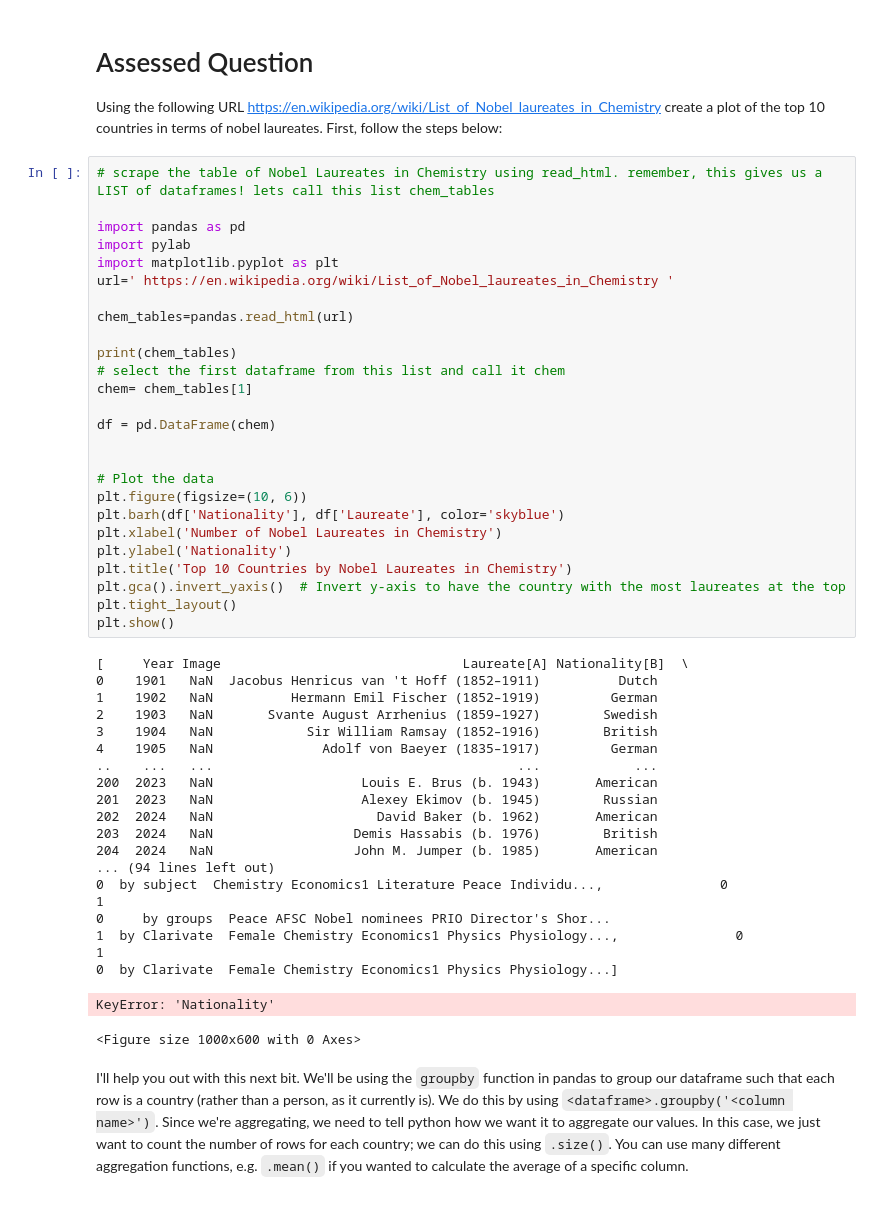
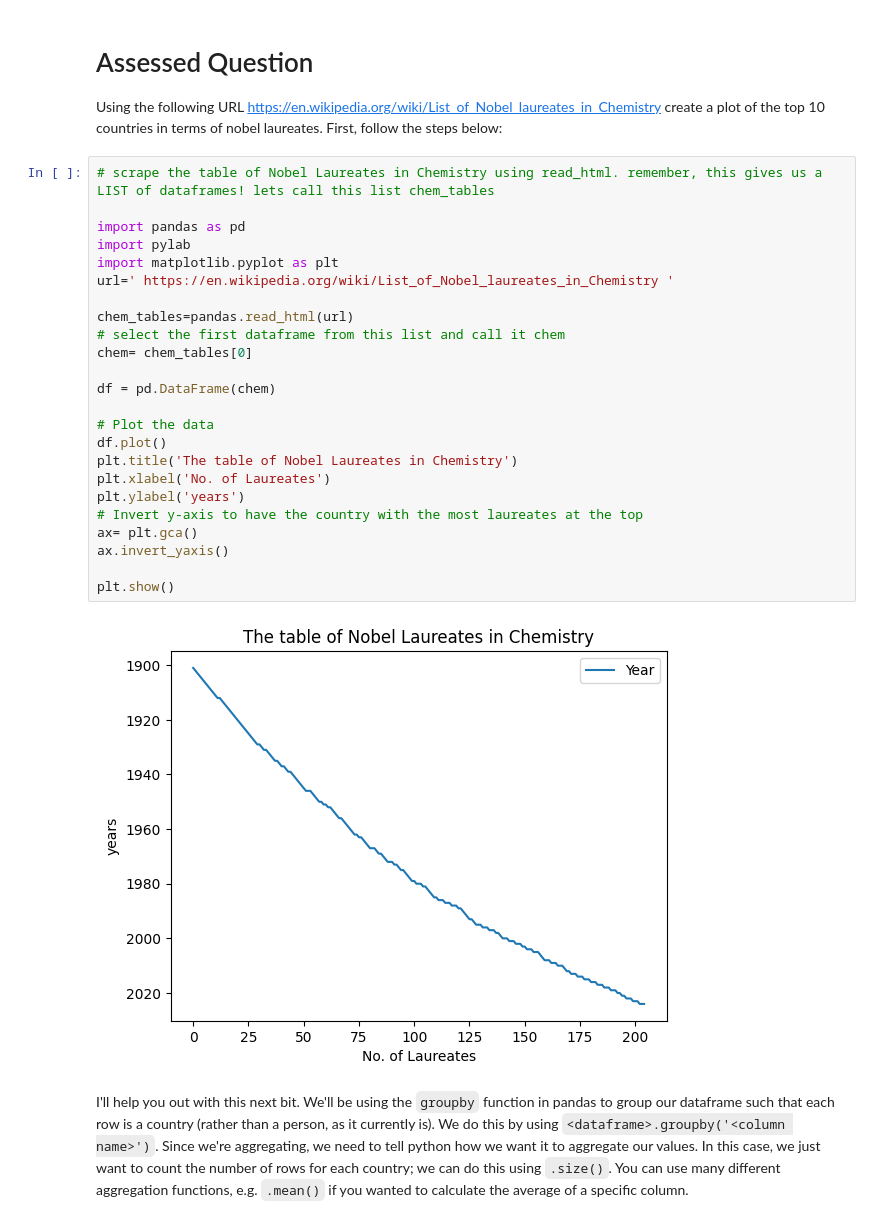
Before and after one commit to Valerie0518/QM2, a Jupyter notebook: “W2_Working_with_Data_in_Pandas_ipynb”的副本.ipynb, the cells around one changed output. Cells and saved outputs as stored; diff of their text form.

```diff
--- a/“W2_Working_with_Data_in_Pandas_ipynb”的副本.ipynb
+++ b/“W2_Working_with_Data_in_Pandas_ipynb”的副本.ipynb
@@ -447,49 +454,29 @@ Using the following URL https://en.wikipedia.org/wiki/List_of_Nobel_laureates_in
 # %%
 # scrape the table of Nobel Laureates in Chemistry using read_html. remember, this gives us a LIST of dataframes! lets call this list chem_tables
 
 import pandas as pd
 import pylab
 import matplotlib.pyplot as plt
 url=' https://en.wikipedia.org/wiki/List_of_Nobel_laureates_in_Chemistry '
 
 chem_tables=pandas.read_html(url)
-
-print(chem_tables)
 # select the first dataframe from this list and call it chem
-chem= chem_tables[1]
+chem= chem_tables[0]
 
 df = pd.DataFrame(chem)
 
+# Plot the data
+df.plot()
+plt.title('The table of Nobel Laureates in Chemistry')
+plt.xlabel('No. of Laureates')
+plt.ylabel('years')
+# Invert y-axis to have the country with the most laureates at the top
+ax= plt.gca()
+ax.invert_yaxis()
 
-# Plot the data
-plt.figure(figsize=(10, 6))
-plt.barh(df['Nationality'], df['Laureate'], color='skyblue')
-plt.xlabel('Number of Nobel Laureates in Chemistry')
-plt.ylabel('Nationality')
-plt.title('Top 10 Countries by Nobel Laureates in Chemistry')
-plt.gca().invert_yaxis()  # Invert y-axis to have the country with the most laureates at the top
-plt.tight_layout()
 plt.show()
 # %% [output]
-[     Year Image                               Laureate[A] Nationality[B]  \
-0    1901   NaN  Jacobus Henricus van 't Hoff (1852–1911)          Dutch
-1    1902   NaN          Hermann Emil Fischer (1852–1919)         German
-2    1903   NaN       Svante August Arrhenius (1859–1927)        Swedish
-3    1904   NaN            Sir William Ramsay (1852–1916)        British
-4    1905   NaN              Adolf von Baeyer (1835–1917)         German
-..    ...   ...                                       ...            ...
-200  2023   NaN                   Louis E. Brus (b. 1943)       American
-201  2023   NaN                   Alexey Ekimov (b. 1945)        Russian
-202  2024   NaN                     David Baker (b. 1962)       American
-203  2024   NaN                  Demis Hassabis (b. 1976)        British
-204  2024   NaN                  John M. Jumper (b. 1985)       American
-... (94 lines left out)
-0  by subject  Chemistry Economics1 Literature Peace Individu...,               0                                                  1
-0     by groups  Peace AFSC Nobel nominees PRIO Director's Shor...
-1  by Clarivate  Female Chemistry Economics1 Physics Physiology...,               0                                                  1
-0  by Clarivate  Female Chemistry Economics1 Physics Physiology...]
-KeyError: 'Nationality'
-<Figure size 1000x600 with 0 Axes>
+[figure, added]
 # %% [markdown]
 I'll help you out with this next bit. We'll be using the `groupby` function in pandas to group our dataframe such that each row is a country (rather than a person, as it currently is). We do this by using `<dataframe>.groupby('<column name>')`. Since we're aggregating, we need to tell python how we want it to aggregate our values. In this case, we just want to count the number of rows for each country; we can do this using `.size()`. You can use many different aggregation functions, e.g. `.mean()` if you wanted to calculate the average of a specific column.
 # %%
```
Also changed, not shown: parts of 2 cells of this notebook.
